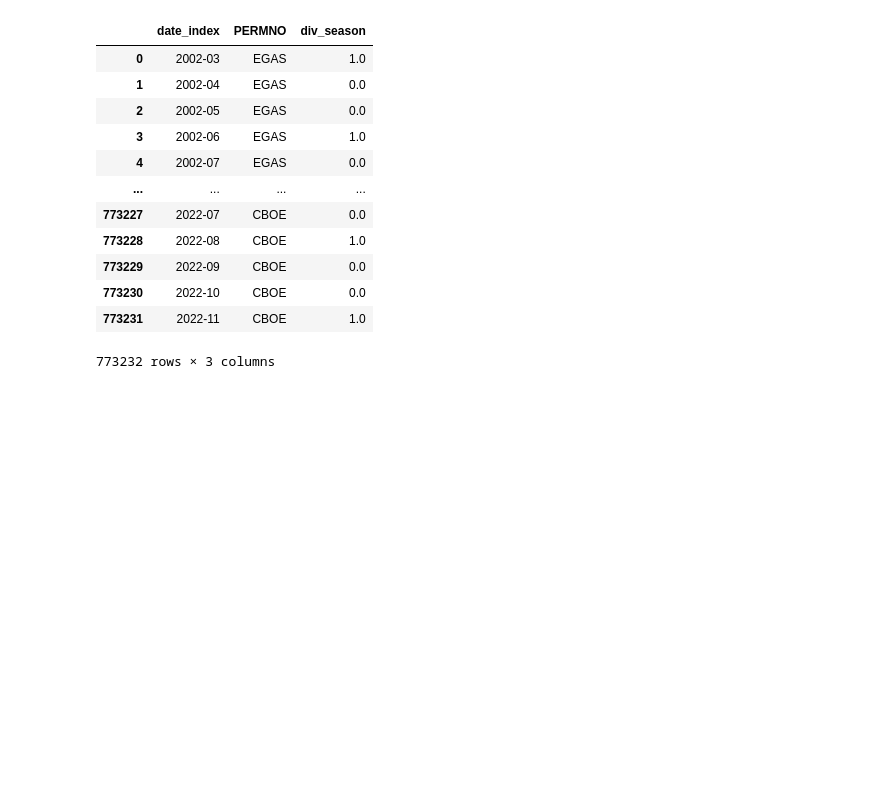
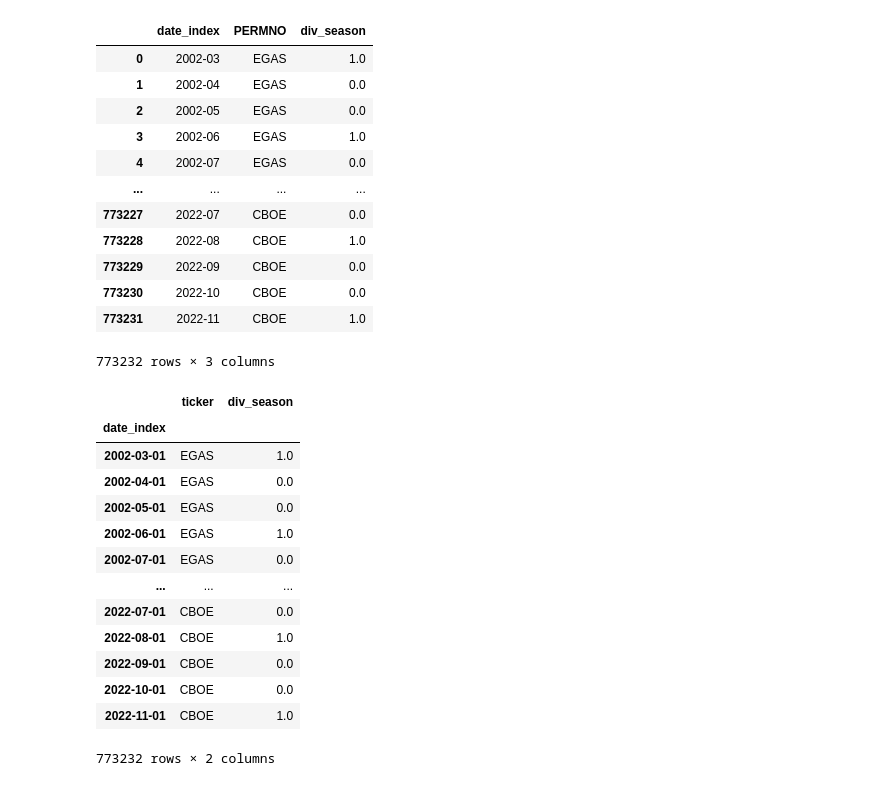
Before and after one commit to jakezur1/factorlib-polars, a Jupyter notebook: factors/fundamental/div_season.ipynb, the cells around one changed output. Drawn from its saved outputs; the diff is of its cells as text; code cells hidden in the pictures; blank space fills up the shorter version.

```diff
--- a/factors/fundamental/div_season.ipynb
+++ b/factors/fundamental/div_season.ipynb
@@ -216,7 +218,6 @@ div_season_factor
 permnos = pd.read_csv(raw_data_dir / 'permnos.csv')
 permnos_dict = dict(zip(permnos['PERMNO'], permnos['TICKER']))
 final_div_season = div_season_factor.replace(permnos_dict)
-final_div_season.rename(columns={'PERMNO': 'ticker'}, inplace=True)
 final_div_season
 # %% [output]
 |  | date_index | PERMNO | div_season |
@@ -232,3 +233,25 @@ final_div_season
 | 773230 | 2022-10 | CBOE | 0.0 |
 | 773231 | 2022-11 | CBOE | 1.0 |
 773232 rows × 3 columns
+# %%
+# cleanup
+cleaned_div_season = final_div_season
+cleaned_div_season = cleaned_div_season.rename(columns={'PERMNO': 'ticker'})
+cleaned_div_season = cleaned_div_season.set_index('date_index')
+cleaned_div_season.index = cleaned_div_season.index.to_timestamp()
+cleaned_div_season
+# %% [output]
+|  | ticker | div_season |
+| date_index |  |  |
+| 2002-03-01 | EGAS | 1.0 |
+| 2002-04-01 | EGAS | 0.0 |
+| 2002-05-01 | EGAS | 0.0 |
+| 2002-06-01 | EGAS | 1.0 |
+| 2002-07-01 | EGAS | 0.0 |
+| ... | ... | ... |
+| 2022-07-01 | CBOE | 0.0 |
+| 2022-08-01 | CBOE | 1.0 |
+| 2022-09-01 | CBOE | 0.0 |
+| 2022-10-01 | CBOE | 0.0 |
+| 2022-11-01 | CBOE | 1.0 |
+773232 rows × 2 columns
```
Also changed, not shown: parts of 3 cells of this notebook, 9 other files.
